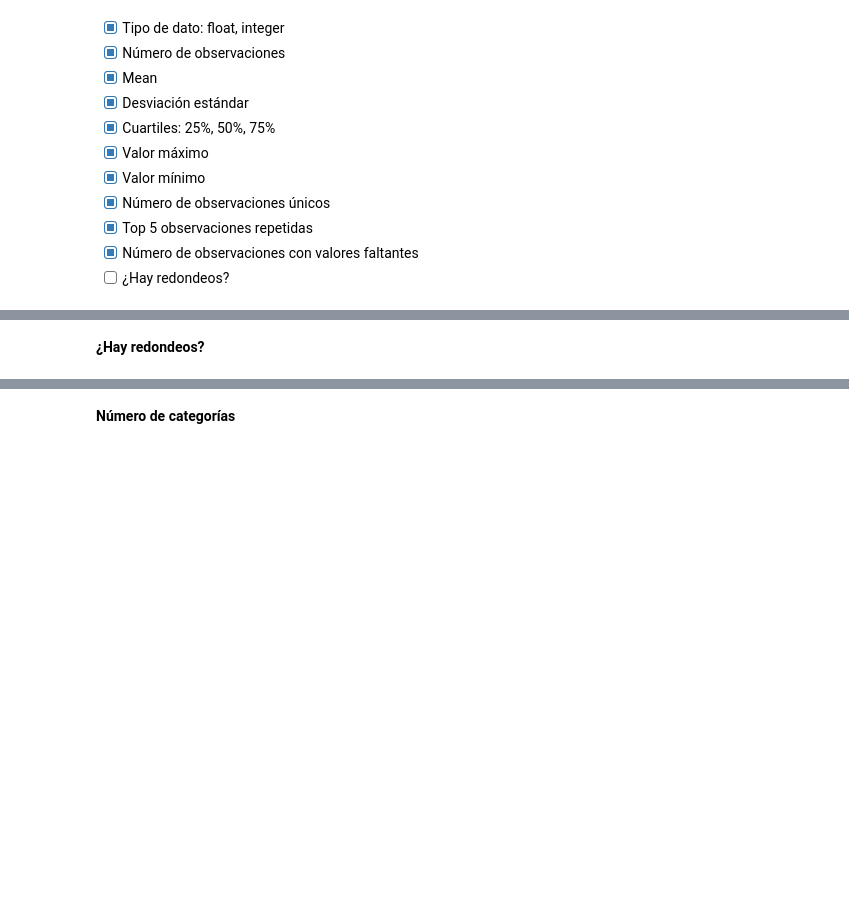
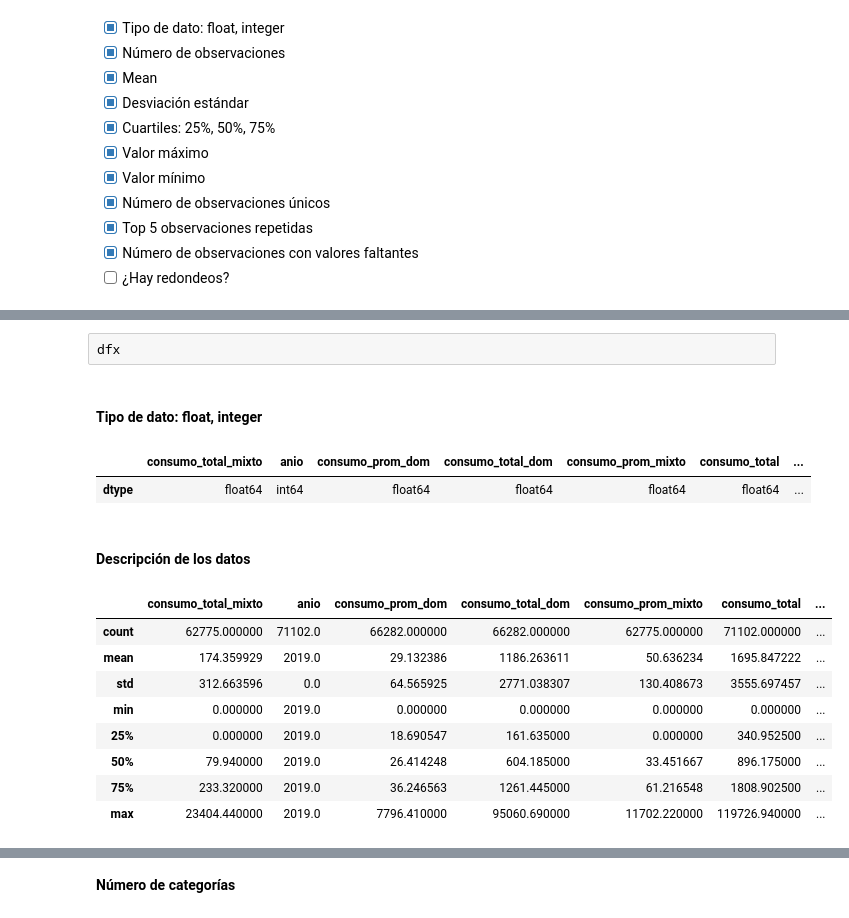
Before and after one commit to robperch/intro_ds_lab1, a Jupyter notebook: lab1_nb.ipynb, the cells around one changed output, grey strips where cells are left out. Saved outputs shown, nothing was run; the diff lists cells and outputs as text; code cells hidden in the pictures; blank space fills up the shorter version.

```diff
--- a/lab1_nb.ipynb
+++ b/lab1_nb.ipynb
@@ -174,2 +135,15 @@ dfx.isnull().sum()
-# %% [markdown]
-**¿Hay redondeos?**
+# %%
+dfx = df.loc[:, vars_num]
+# %% [raw]
+dfx
+# %% [markdown]
+#### Tipo de dato: float, integer
+# %%
+dfx_dtypes = dfx.dtypes.to_frame().T
+dfx_dtypes.index = ["dtype"]
+dfx_dtypes
+# %% [output]
+|  | consumo_total_mixto | anio | consumo_prom_dom | consumo_total_dom | consumo_prom_mixto | consumo_total | ... |
+| dtype | float64 | int64 | float64 | float64 | float64 | float64 | ... |
+# %% [markdown]
+#### Descripción de los datos
@@ -175,0 +152,13 @@ dfx.isnull().sum()
+# %%
+dfx_desc.loc["min", :] = dfx.min(axis=0)
+dfx_desc
+# %% [output]
+|  | consumo_total_mixto | anio | consumo_prom_dom | consumo_total_dom | consumo_prom_mixto | consumo_total | ... |
+| count | 62775.000000 | 71102.0 | 66282.000000 | 66282.000000 | 62775.000000 | 71102.000000 | ... |
+| mean | 174.359929 | 2019.0 | 29.132386 | 1186.263611 | 50.636234 | 1695.847222 | ... |
+| std | 312.663596 | 0.0 | 64.565925 | 2771.038307 | 130.408673 | 3555.697457 | ... |
+| min | 0.000000 | 2019.0 | 0.000000 | 0.000000 | 0.000000 | 0.000000 | ... |
+| 25% | 0.000000 | 2019.0 | 18.690547 | 161.635000 | 0.000000 | 340.952500 | ... |
+| 50% | 79.940000 | 2019.0 | 26.414248 | 604.185000 | 33.451667 | 896.175000 | ... |
+| 75% | 233.320000 | 2019.0 | 36.246563 | 1261.445000 | 61.216548 | 1808.902500 | ... |
+| max | 23404.440000 | 2019.0 | 7796.410000 | 95060.690000 | 11702.220000 | 119726.940000 | ... |
```
Also changed, not shown: parts of 34 cells of this notebook, 1 other file.
